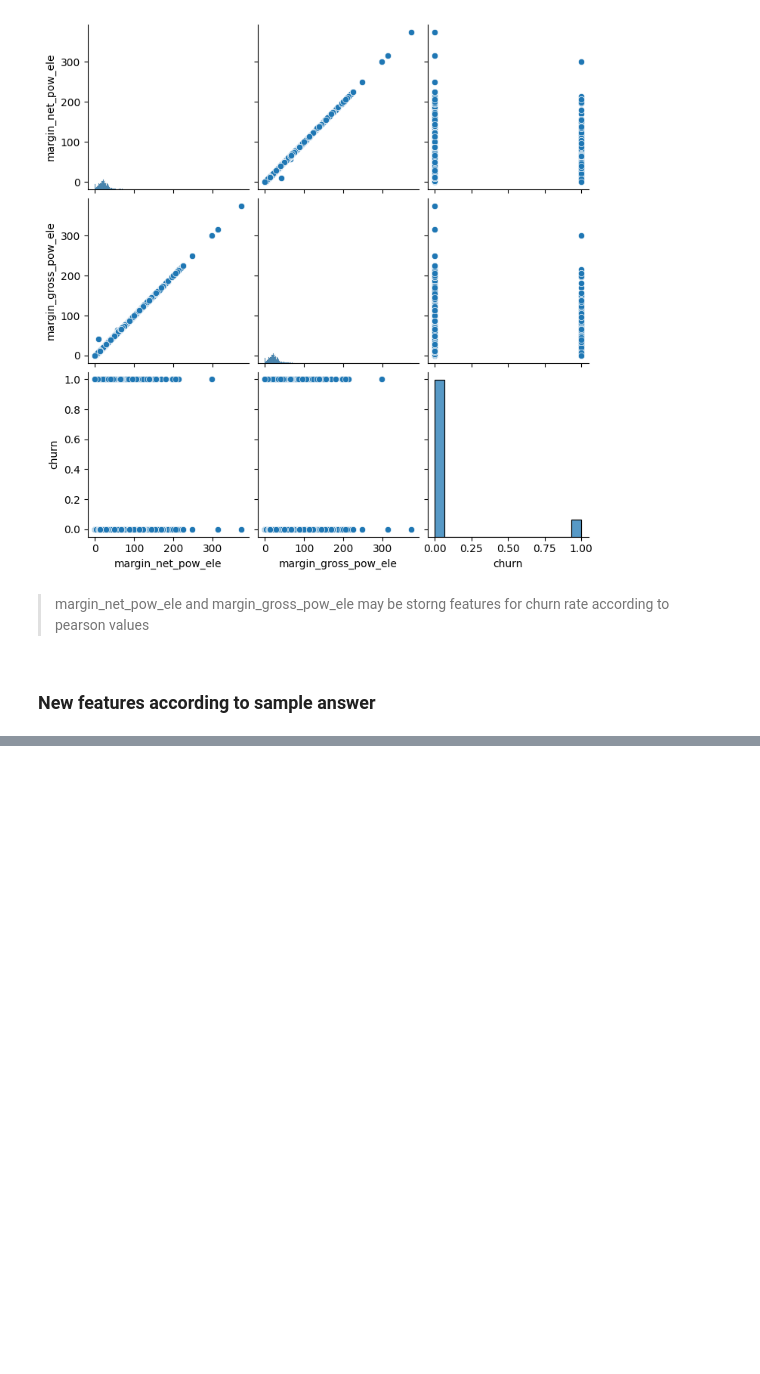
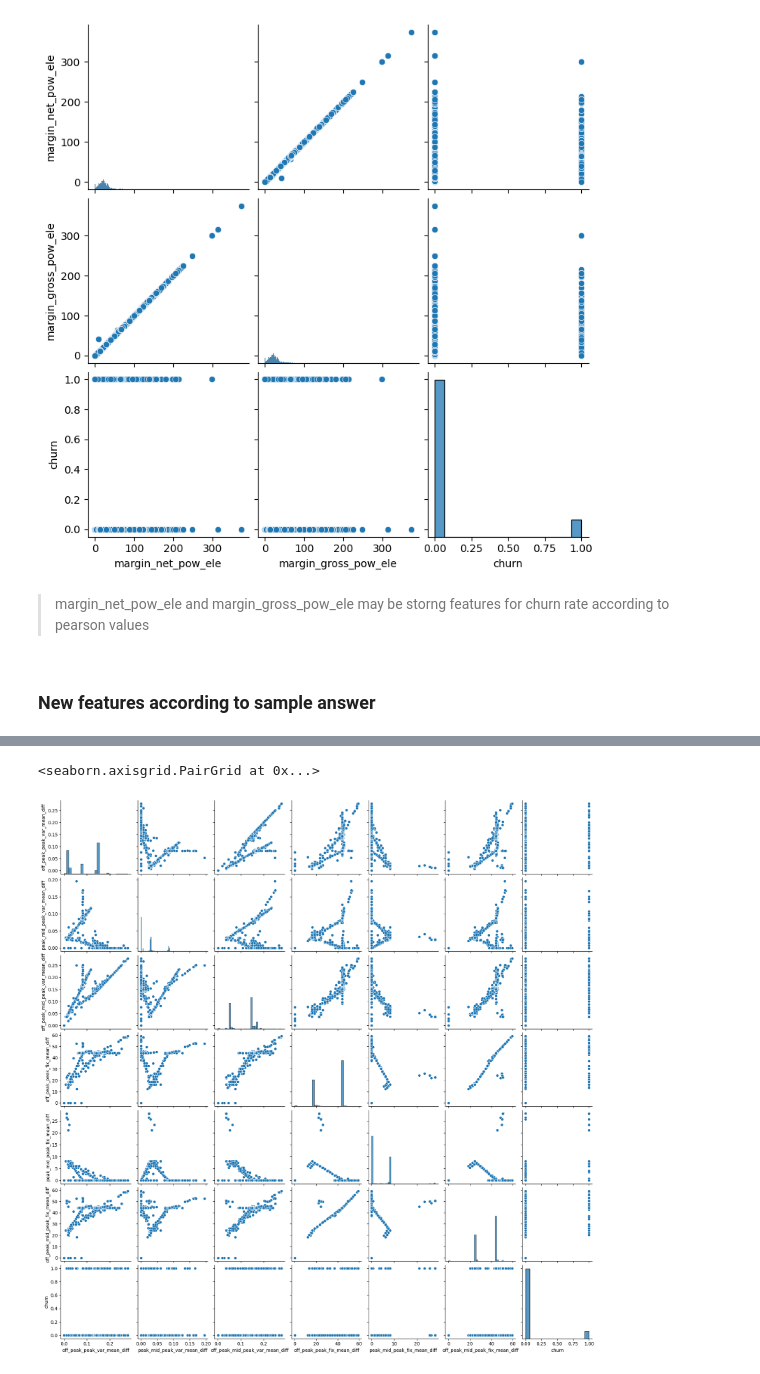
Before and after one commit to konyeinmg/BCG_virtual_intern, a Jupyter notebook: feature_engineering.ipynb, the cells around one changed output, grey strips where cells are left out. Saved outputs shown, nothing was run; the diff lists cells and outputs as text; code cells hidden in the pictures; blank space fills up the shorter version.

```diff
--- a/feature_engineering.ipynb
+++ b/feature_engineering.ipynb
@@ -250,3 +250,12 @@ plt.show()
 >margin_net_pow_ele and margin_gross_pow_ele may be storng features for churn rate according to pearson values
 # %% [markdown]
 <h3>New features according to sample answer</h3>
+# %%
+mean_prices = price_df.groupby(['id']).agg({
+    'price_off_peak_var': 'mean',
+    'price_peak_var': 'mean',
+    'price_mid_peak_var': 'mean',
+    'price_off_peak_fix': 'mean',
+    'price_peak_fix': 'mean',
+    'price_mid_peak_fix': 'mean'
+}).reset_index()
@@ -252,0 +271,8 @@ plt.show()
+# %%
+# Calculate the mean difference between consecutive periods
+mean_prices['off_peak_peak_var_mean_diff'] = mean_prices['price_off_peak_var'] - mean_prices['price_peak_var']
+mean_prices['peak_mid_peak_var_mean_diff'] = mean_prices['price_peak_var'] - mean_prices['price_mid_peak_var']
+mean_prices['off_peak_mid_peak_var_mean_diff'] = mean_prices['price_off_peak_var'] - mean_prices['price_mid_peak_var']
+mean_prices['off_peak_peak_fix_mean_diff'] = mean_prices['price_off_peak_fix'] - mean_prices['price_peak_fix']
+mean_prices['peak_mid_peak_fix_mean_diff'] = mean_prices['price_peak_fix'] - mean_prices['price_mid_peak_fix']
+mean_prices['off_peak_mid_peak_fix_mean_diff'] = mean_prices['price_off_peak_fix'] - mean_prices['price_mid_peak_fix']
@@ -252,0 +302,12 @@ plt.show()
+# %%
+columns = [
+    'id',
+    'off_peak_peak_var_mean_diff',
+    'peak_mid_peak_var_mean_diff',
+    'off_peak_mid_peak_var_mean_diff',
+    'off_peak_peak_fix_mean_diff',
+    'peak_mid_peak_fix_mean_diff',
+    'off_peak_mid_peak_fix_mean_diff'
+]
+df = pd.merge(df, mean_prices[columns], on='id')
+df.head()
@@ -252,0 +322,8 @@ plt.show()
+# %%
+columns += ['churn']
+df_cp = df[columns]
+# %%
+sns.pairplot(df_cp)
+# %% [output]
+<seaborn.axisgrid.PairGrid at 0x...>
+[figure, added]
```
Also changed, not shown: parts of 15 cells of this notebook.
